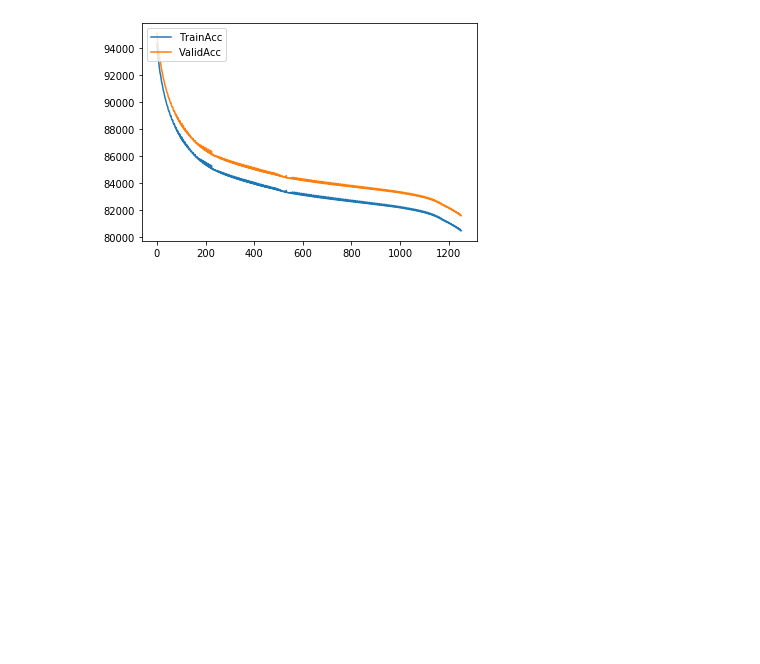
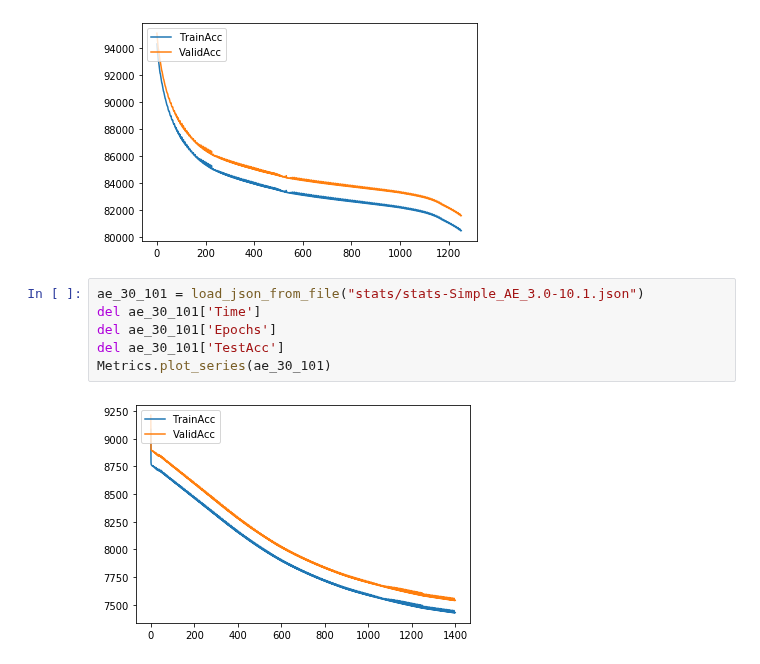
Before and after one commit to Saadmaghani/urfp-hab-plankton, a Jupyter notebook: plot Train Validation .ipynb, the cells around one changed output. Drawn from its saved outputs; the diff is of its cells as text; blank space fills up the shorter version.

```diff
--- a/plot Train Validation .ipynb
+++ b/plot Train Validation .ipynb
@@ -24,3 +24,11 @@ del ae_21_101['TestAcc']
 Metrics.plot_series(ae_21_101)
 # %% [output]
 [figure]
+# %%
+ae_30_101 = load_json_from_file("stats/stats-Simple_AE_3.0-10.1.json")
+del ae_30_101['Time']
+del ae_30_101['Epochs']
+del ae_30_101['TestAcc']
+Metrics.plot_series(ae_30_101)
+# %% [output]
+[figure, added]
```
Also changed, not shown: 4 other files.
